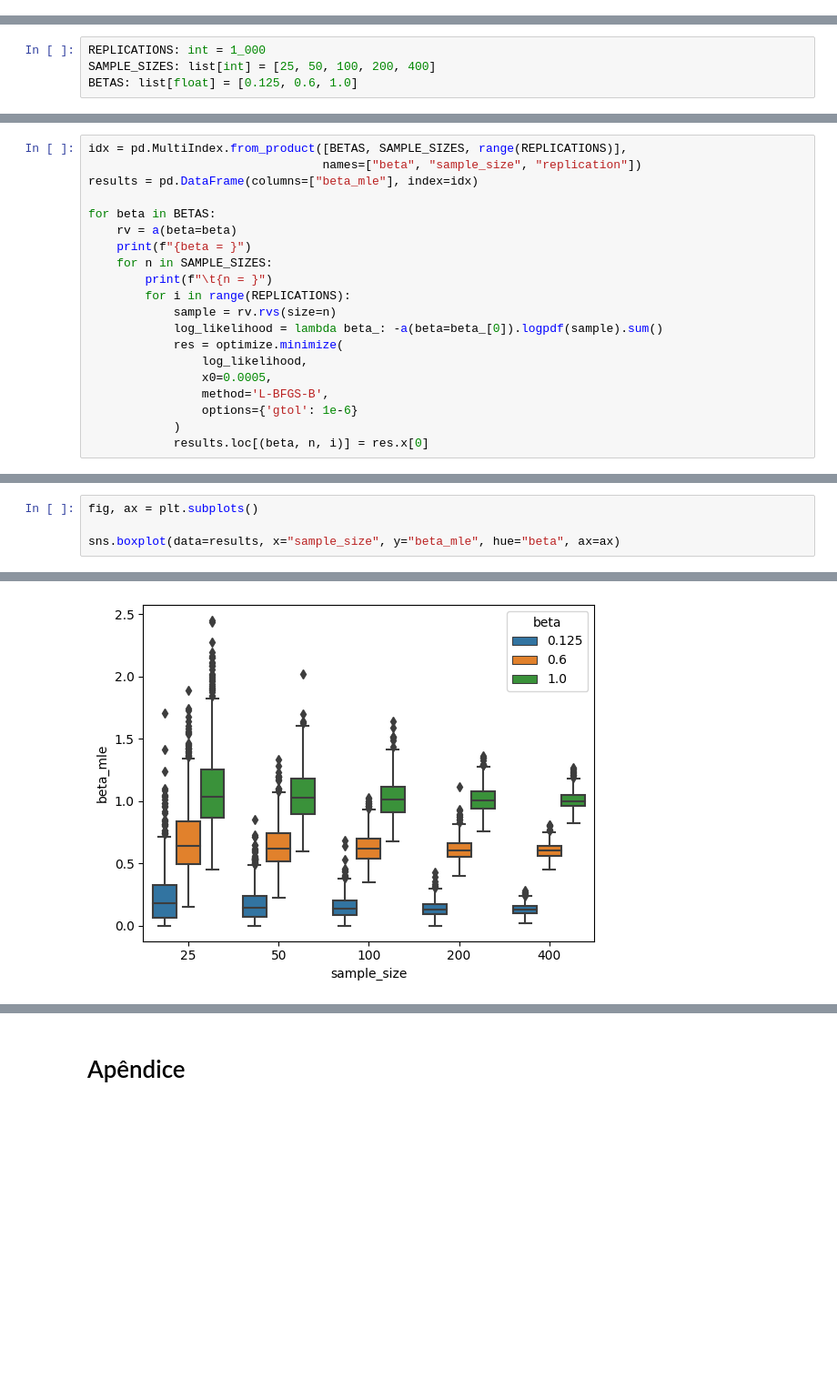
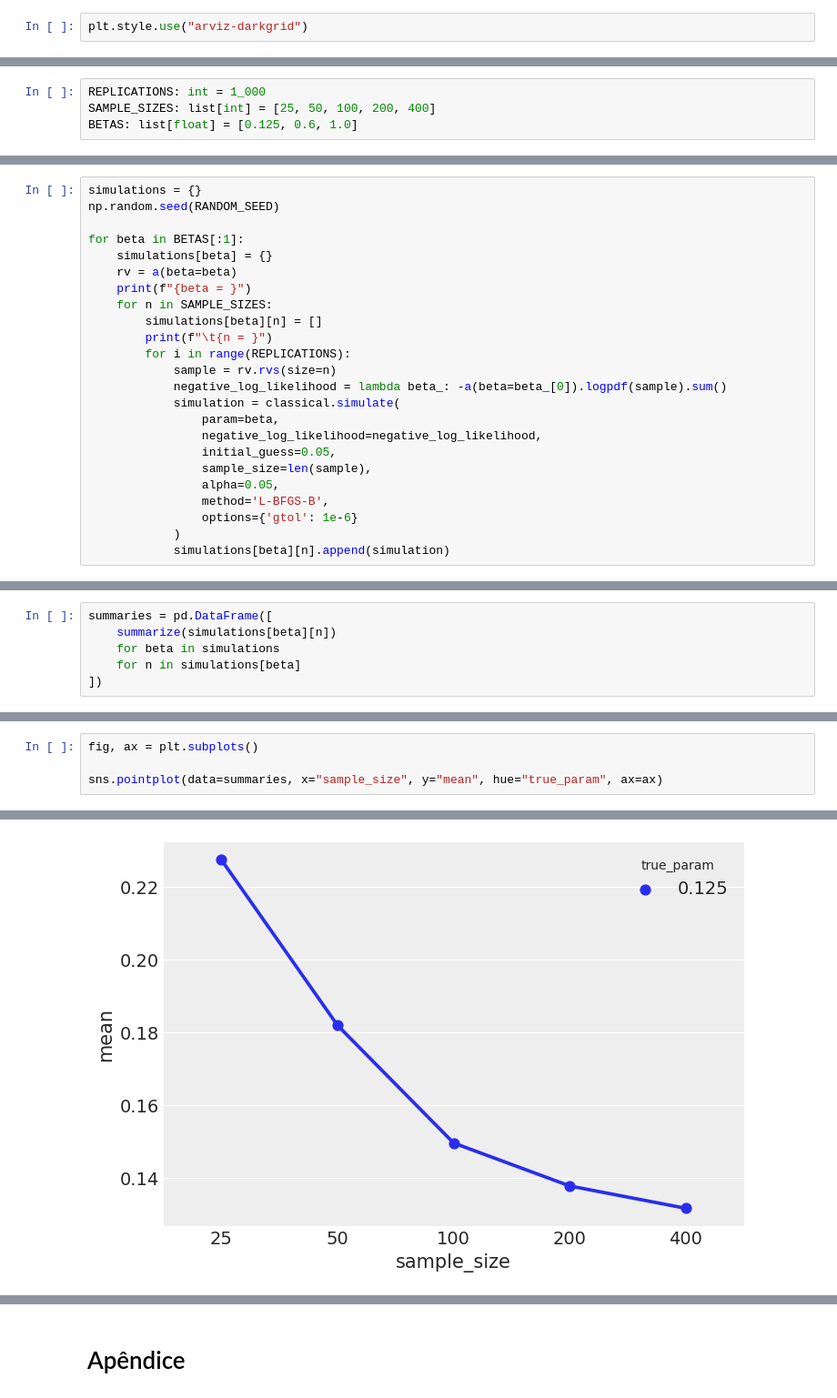
Before and after one commit to alinespereira/alshenawy-distribution, a Jupyter notebook: Alshenawy.ipynb, the cells around one changed output, grey strips where cells are left out. Shown: that part at 91% size. Drawn from its saved outputs; the diff is of its cells as text; blank space fills up the shorter version.

Commit message:
Impl classical simulation

```diff
--- a/Alshenawy.ipynb
+++ b/Alshenawy.ipynb
@@ -13,0 +18,2 @@ from distributions.continuous import A
+# %%
+plt.style.use("arviz-darkgrid")
@@ -22,23 +37,27 @@ np.random.seed(RANDOM_SEED)
 # %%
-idx = pd.MultiIndex.from_product([BETAS, SAMPLE_SIZES, range(REPLICATIONS)],
-                                 names=["beta", "sample_size", "replication"])
-results = pd.DataFrame(columns=["beta_mle"], index=idx)
+simulations = {}
+np.random.seed(RANDOM_SEED)
 
-for beta in BETAS:
+for beta in BETAS[:1]:
+    simulations[beta] = {}
     rv = a(beta=beta)
     print(f"{beta = }")
     for n in SAMPLE_SIZES:
+        simulations[beta][n] = []
         print(f"\t{n = }")
         for i in range(REPLICATIONS):
             sample = rv.rvs(size=n)
-            log_likelihood = lambda beta_: -a(beta=beta_[0]).logpdf(sample).sum()
-            res = optimize.minimize(
-                log_likelihood,
-                x0=0.0005,
+            negative_log_likelihood = lambda beta_: -a(beta=beta_[0]).logpdf(sample).sum()
+            simulation = classical.simulate(
+                param=beta,
+                negative_log_likelihood=negative_log_likelihood,
+                initial_guess=0.05,
+                sample_size=len(sample),
+                alpha=0.05,
                 method='L-BFGS-B',
                 options={'gtol': 1e-6}
             )
-            results.loc[(beta, n, i)] = res.x[0]
+            simulations[beta][n].append(simulation)
 # %% [output]
 beta = 0.125
         n = 25
@@ -84,0 +68,6 @@ results = results.reset_index()
+# %%
+summaries = pd.DataFrame([
+    summarize(simulations[beta][n])
+    for beta in simulations
+    for n in simulations[beta]
+])
@@ -85,5 +84,5 @@ results = results.reset_index()
 # %%
 fig, ax = plt.subplots()
 
-sns.boxplot(data=results, x="sample_size", y="beta_mle", hue="beta", ax=ax)
+sns.pointplot(data=summaries, x="sample_size", y="mean", hue="true_param", ax=ax)
 # %% [output]
@@ -91 +92 @@ sns.boxplot(data=results, x="sample_size", y="beta_mle", hue="beta", ax=ax)
-[figure, old version]
+[figure, new version]
```
Also changed, not shown: parts of 33 cells of this notebook, 3 other files.
